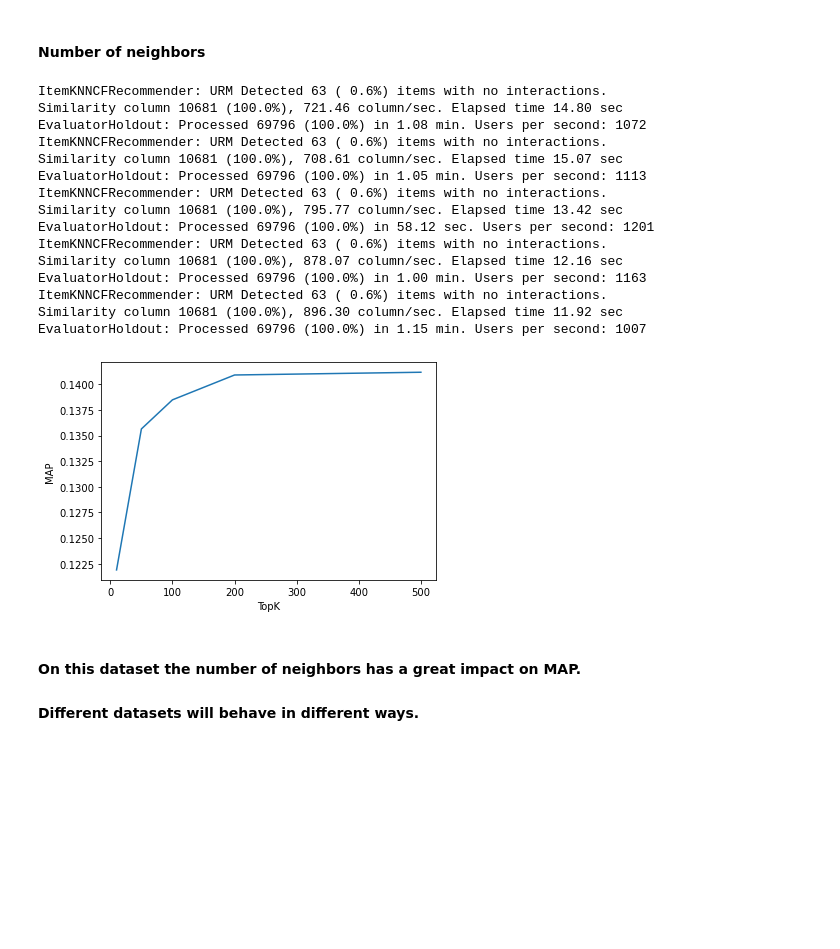
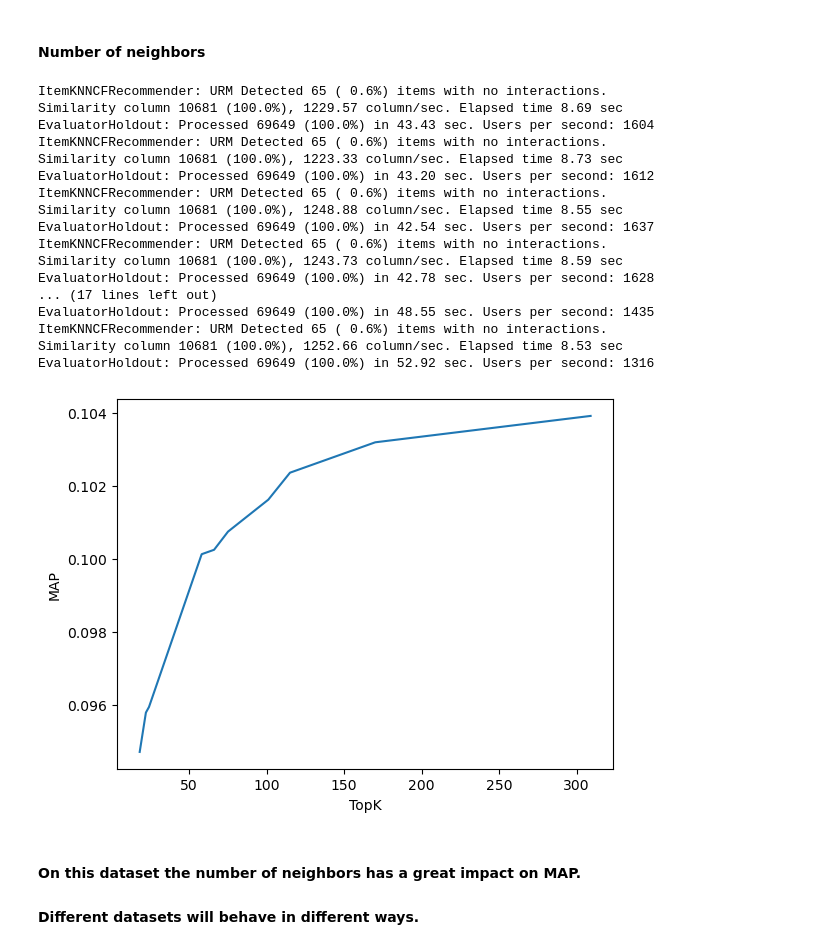
Before and after one commit to MaurizioFD/RecSys_Course_AT_PoliMi, a Jupyter notebook: Practice 04 - Collaborative Filtering.ipynb, the cells around one changed output. Drawn from its saved outputs; the diff is of its cells as text; code cells hidden in the pictures; blank space fills up the shorter version.

```diff
--- a/Practice 04 - Collaborative Filtering.ipynb
+++ b/Practice 04 - Collaborative Filtering.ipynb
@@ -185,42 +185,47 @@ Reasonable implementation speed is 285.33 usr/sec
 # %% [markdown]
 #### Number of neighbors
 # %%
+import pandas as pd
+from scipy.stats import loguniform
 from Recommenders.KNN.ItemKNNCFRecommender import ItemKNNCFRecommender
 
-x_tick = [10, 50, 100, 200, 500]
-MAP_per_k = []
+hyperparameter_search_rnd = pd.DataFrame(columns = ["k", "MAP"])
+hyperparameter_search_rnd["k"] = loguniform.rvs(10, 1000, size=11).astype(int)
+hyperparameter_search_rnd = hyperparameter_search_rnd.sort_values(by="k")
 
-for topK in x_tick:
+for index in hyperparameter_search_rnd.index:
 
     recommender = ItemKNNCFRecommender(URM_train)
-    recommender.fit(shrink=0.0, topK=topK)
+    recommender.fit(shrink=0.0, topK=hyperparameter_search_rnd.loc[index,"k"])
 
     result_df, _ = evaluator_validation.evaluateRecommender(recommender)
 
-    MAP_per_k.append(result_df.loc[10]["MAP"])
+    hyperparameter_search_rnd.loc[index,"MAP"] = result_df.loc[10]["MAP"]
 # %% [output]
-ItemKNNCFRecommender: URM Detected 63 ( 0.6%) items with no interactions.
-Similarity column 10681 (100.0%), 721.46 column/sec. Elapsed time 14.80 sec
-EvaluatorHoldout: Processed 69796 (100.0%) in 1.08 min. Users per second: 1072
-ItemKNNCFRecommender: URM Detected 63 ( 0.6%) items with no interactions.
-Similarity column 10681 (100.0%), 708.61 column/sec. Elapsed time 15.07 sec
-EvaluatorHoldout: Processed 69796 (100.0%) in 1.05 min. Users per second: 1113
-ItemKNNCFRecommender: URM Detected 63 ( 0.6%) items with no interactions.
-Similarity column 10681 (100.0%), 795.77 column/sec. Elapsed time 13.42 sec
-EvaluatorHoldout: Processed 69796 (100.0%) in 58.12 sec. Users per second: 1201
-ItemKNNCFRecommender: URM Detected 63 ( 0.6%) items with no interactions.
-Similarity column 10681 (100.0%), 878.07 column/sec. Elapsed time 12.16 sec
-EvaluatorHoldout: Processed 69796 (100.0%) in 1.00 min. Users per second: 1163
-ItemKNNCFRecommender: URM Detected 63 ( 0.6%) items with no interactions.
-Similarity column 10681 (100.0%), 896.30 column/sec. Elapsed time 11.92 sec
-EvaluatorHoldout: Processed 69796 (100.0%) in 1.15 min. Users per second: 1007
+ItemKNNCFRecommender: URM Detected 65 ( 0.6%) items with no interactions.
+Similarity column 10681 (100.0%), 1229.57 column/sec. Elapsed time 8.69 sec
+EvaluatorHoldout: Processed 69649 (100.0%) in 43.43 sec. Users per second: 1604
+ItemKNNCFRecommender: URM Detected 65 ( 0.6%) items with no interactions.
+Similarity column 10681 (100.0%), 1223.33 column/sec. Elapsed time 8.73 sec
+EvaluatorHoldout: Processed 69649 (100.0%) in 43.20 sec. Users per second: 1612
+ItemKNNCFRecommender: URM Detected 65 ( 0.6%) items with no interactions.
+Similarity column 10681 (100.0%), 1248.88 column/sec. Elapsed time 8.55 sec
+EvaluatorHoldout: Processed 69649 (100.0%) in 42.54 sec. Users per second: 1637
+ItemKNNCFRecommender: URM Detected 65 ( 0.6%) items with no interactions.
+Similarity column 10681 (100.0%), 1243.73 column/sec. Elapsed time 8.59 sec
+EvaluatorHoldout: Processed 69649 (100.0%) in 42.78 sec. Users per second: 1628
+... (17 lines left out)
+EvaluatorHoldout: Processed 69649 (100.0%) in 48.55 sec. Users per second: 1435
+ItemKNNCFRecommender: URM Detected 65 ( 0.6%) items with no interactions.
+Similarity column 10681 (100.0%), 1252.66 column/sec. Elapsed time 8.53 sec
+EvaluatorHoldout: Processed 69649 (100.0%) in 52.92 sec. Users per second: 1316
 # %%
-pyplot.plot(x_tick, MAP_per_k)
+pyplot.plot(hyperparameter_search_rnd["k"].values, hyperparameter_search_rnd["MAP"].values)
 pyplot.ylabel('MAP')
 pyplot.xlabel('TopK')
 pyplot.show()
 # %% [output]
-[figure, old version]
+[figure, new version]
 # %% [markdown]
 #### On this dataset the number of neighbors has a great impact on MAP.
 
```
Also changed, not shown: parts of 44 cells of this notebook.
